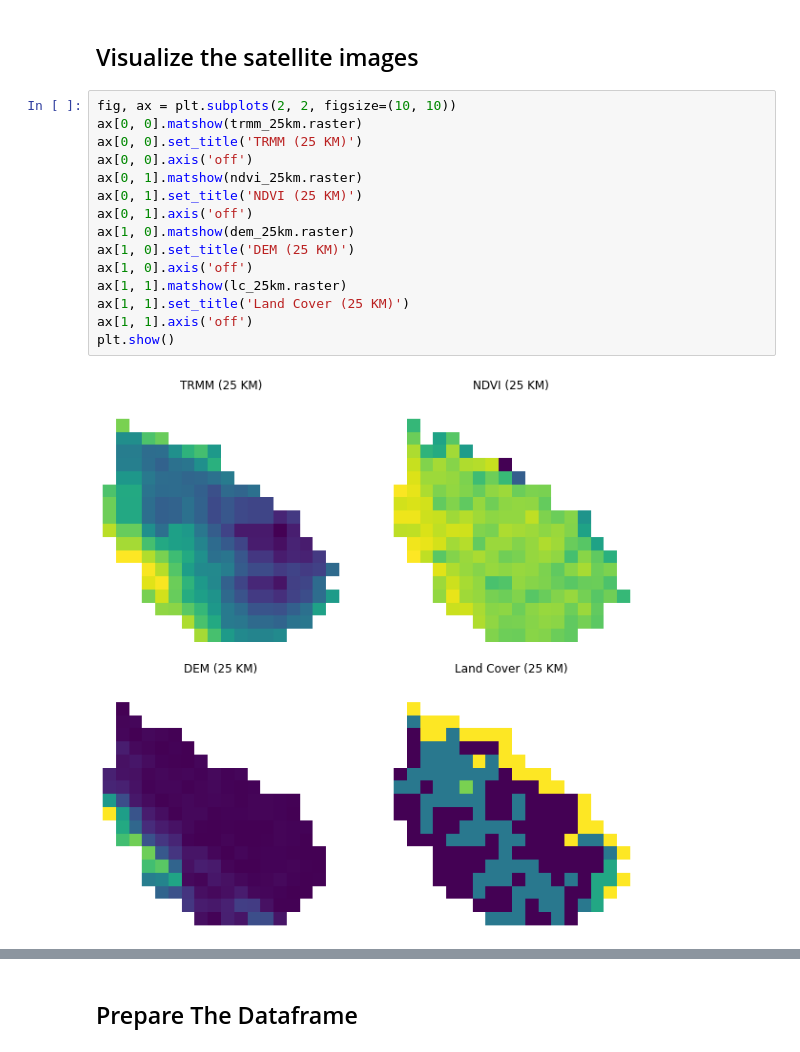
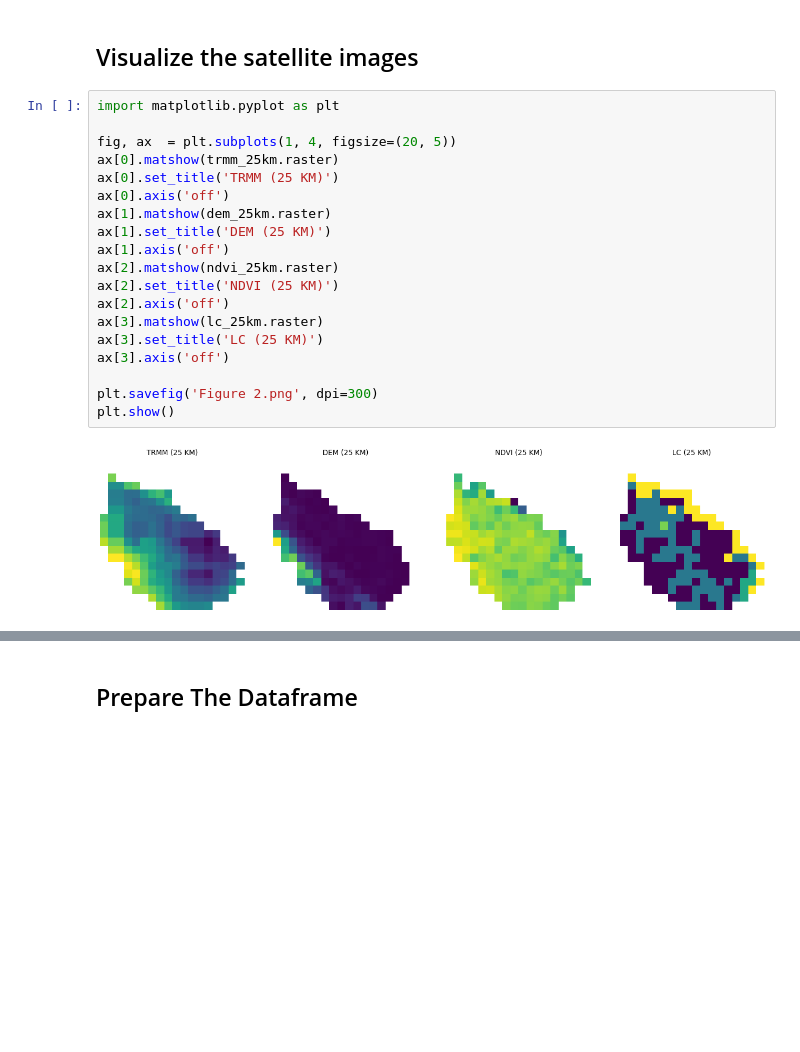
Before and after one commit to khalidmeister/trmm-downscaling, a Jupyter notebook: code_downscaling.ipynb, the cells around one changed output, grey strips where cells are left out. Cells and saved outputs as stored; diff of their text form; blank space fills up the shorter version.

```diff
--- a/code_downscaling.ipynb
+++ b/code_downscaling.ipynb
@@ -555,19 +558,23 @@ print(lc_25km.raster.shape)
 # %% [markdown]
 ## Visualize the satellite images
 # %%
-fig, ax = plt.subplots(2, 2, figsize=(10, 10))
-ax[0, 0].matshow(trmm_25km.raster)
-ax[0, 0].set_title('TRMM (25 KM)')
-ax[0, 0].axis('off')
-ax[0, 1].matshow(ndvi_25km.raster)
-ax[0, 1].set_title('NDVI (25 KM)')
-ax[0, 1].axis('off')
-ax[1, 0].matshow(dem_25km.raster)
-ax[1, 0].set_title('DEM (25 KM)')
-ax[1, 0].axis('off')
-ax[1, 1].matshow(lc_25km.raster)
-ax[1, 1].set_title('Land Cover (25 KM)')
-ax[1, 1].axis('off')
+import matplotlib.pyplot as plt
+
+fig, ax  = plt.subplots(1, 4, figsize=(20, 5))
+ax[0].matshow(trmm_25km.raster)
+ax[0].set_title('TRMM (25 KM)')
+ax[0].axis('off')
+ax[1].matshow(dem_25km.raster)
+ax[1].set_title('DEM (25 KM)')
+ax[1].axis('off')
+ax[2].matshow(ndvi_25km.raster)
+ax[2].set_title('NDVI (25 KM)')
+ax[2].axis('off')
+ax[3].matshow(lc_25km.raster)
+ax[3].set_title('LC (25 KM)')
+ax[3].axis('off')
+
+plt.savefig('Figure 2.png', dpi=300)
 plt.show()
 # %% [output]
-[figure, old version]
+[figure, new version]
```
Also changed, not shown: parts of 56 cells of this notebook.
